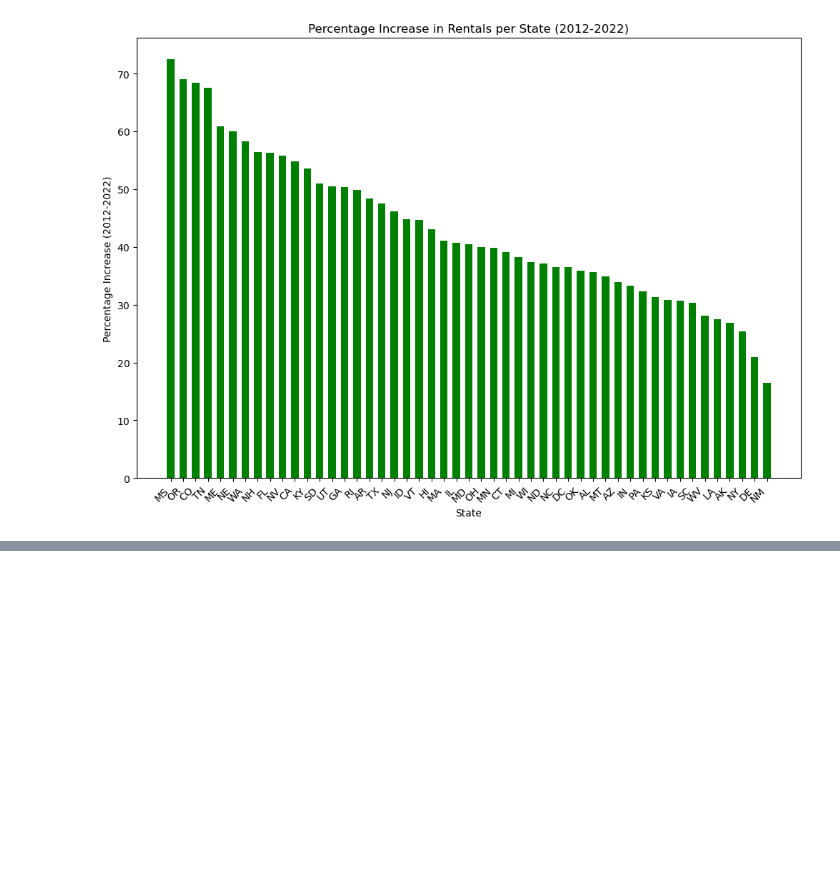
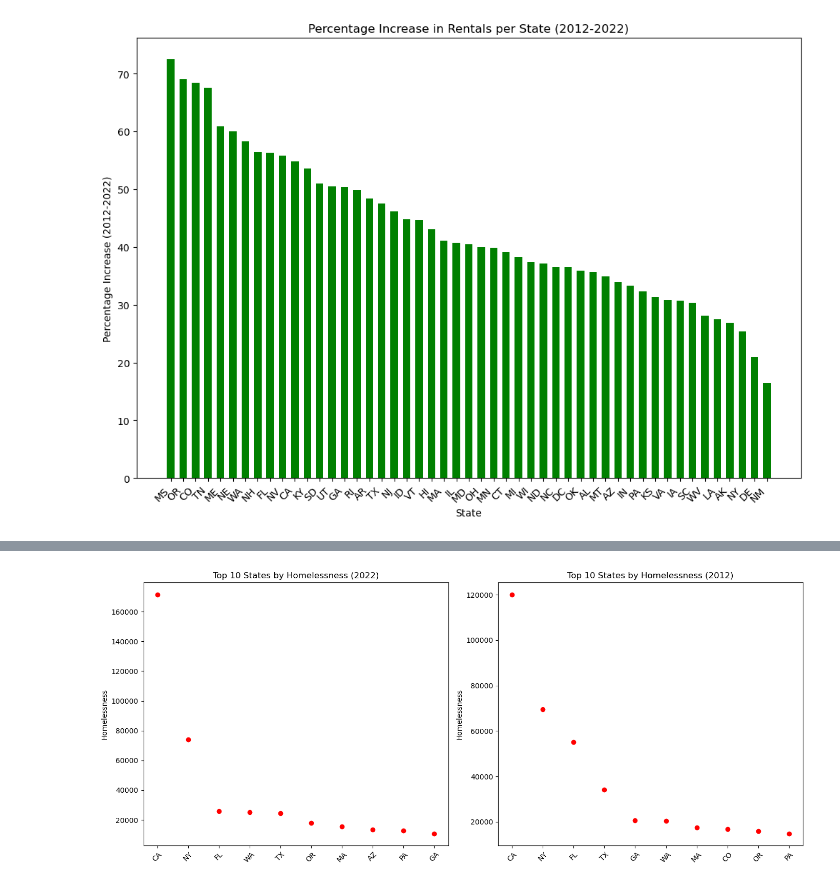
Before and after one commit to DylanSui799/UCBProjectOne, a Jupyter notebook: Rental_VS_Homelesess/Rental_VS_Homelesess.ipynb, the cells around one changed output, grey strips where cells are left out. Drawn from its saved outputs; the diff is of its cells as text; code cells hidden in the pictures; blank space fills up the shorter version.

```diff
--- a/Viktor's code/Rental_VS_Homelesess.ipynb
+++ b/Rental_VS_Homelesess/Rental_VS_Homelesess.ipynb
@@ -432,0 +531,10 @@ plt.show()
+# %%
+column_number_3 = value_for_year_1 + "_homelesess"
+column_number_4 = value_for_year_2 + "_homelesess"
+top_10_homelessness_3 = combined_df_clean.nlargest(10, column_number_3)[['State', column_number_3]]
+top_10_homelessness_4 = combined_df_clean.nlargest(10, column_number_4)[['State', column_number_4]]
+# %%
+top_10_homelessness_df_1 = pd.DataFrame({'State': top_10_homelessness_3['State'].tolist(), column_number_3: top_10_homelessness_3[column_number_3].tolist()})
+
+# Display the new DataFrame
+top_10_homelessness_df_1.head(10)
@@ -432,0 +553,5 @@ plt.show()
+# %%
+top_10_homelessness_df_2 = pd.DataFrame({'State': top_10_homelessness_4['State'].tolist(), column_number_4: top_10_homelessness_4[column_number_4].tolist()})
+
+# Display the new DataFrame
+top_10_homelessness_df_2.head(10)
@@ -432,0 +570,28 @@ plt.show()
+# %%
+# Set up figure and axes
+fig, (ax1, ax2) = plt.subplots(1, 2, figsize=(14, 6))
+
+# Scatter plot for population in the first subplot
+ax1.scatter(top_10_homelessness_df_2['State'], top_10_homelessness_df_2[column_number_4], color='red', marker='o')
+ax1.set_title(f'Top 10 States by Homelessness ({value_for_year_2})')
+ax1.set_ylabel('Homelessness')
+
+# Scatter plot for homelessness in the second subplot
+ax2.scatter(top_10_homelessness_df_1['State'], top_10_homelessness_df_1[column_number_3], color='red', marker='o')
+ax2.set_title(f'Top 10 States by Homelessness ({value_for_year_1})')
+ax2.set_ylabel('Homelessness')
+
+# Rotate x-axis labels for better readability
+ax1.tick_params(axis='x', rotation=45)
+ax2.tick_params(axis='x', rotation=45)
+
+# Adjust layout for better spacing
+plt.tight_layout()
+
+# Save the plot as an image
+plt.savefig('../Outputs/top_ten_states_by_homelessness_2022_2012.jpg')
+
+# Show the plot
+plt.show()
+# %% [output]
+[figure, added]
```
Also changed, not shown: parts of 33 cells of this notebook, 7 other files.
